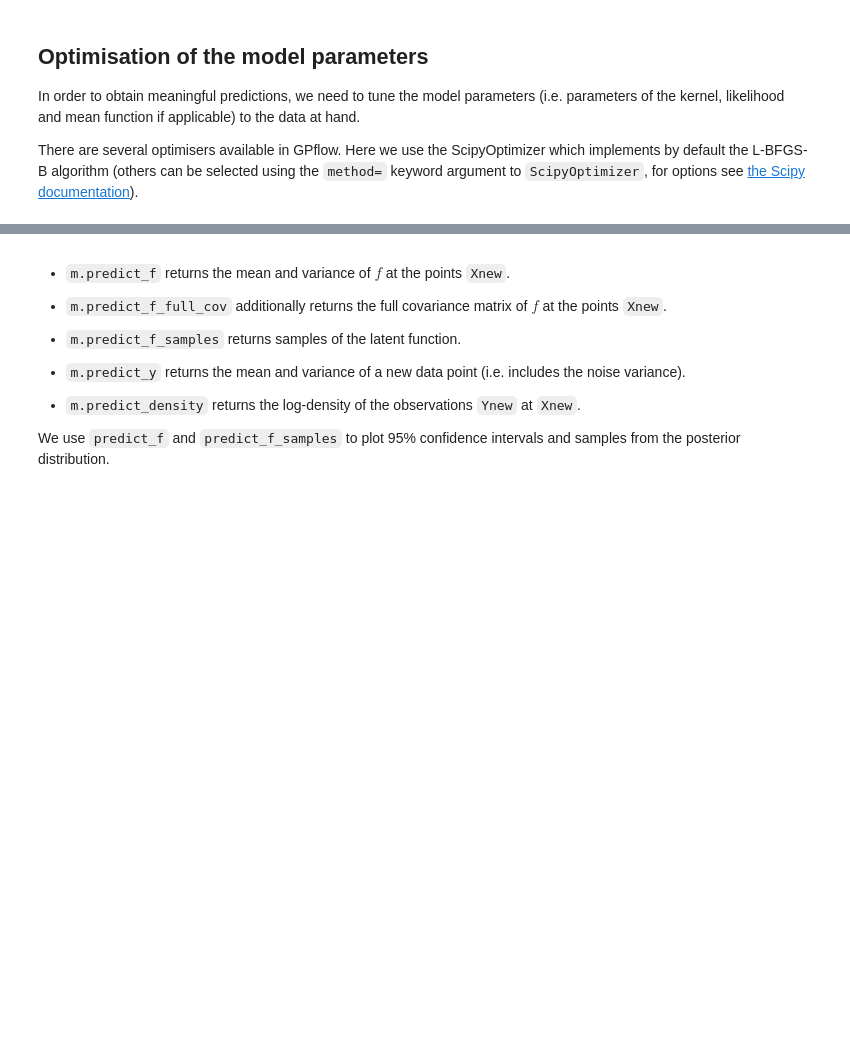
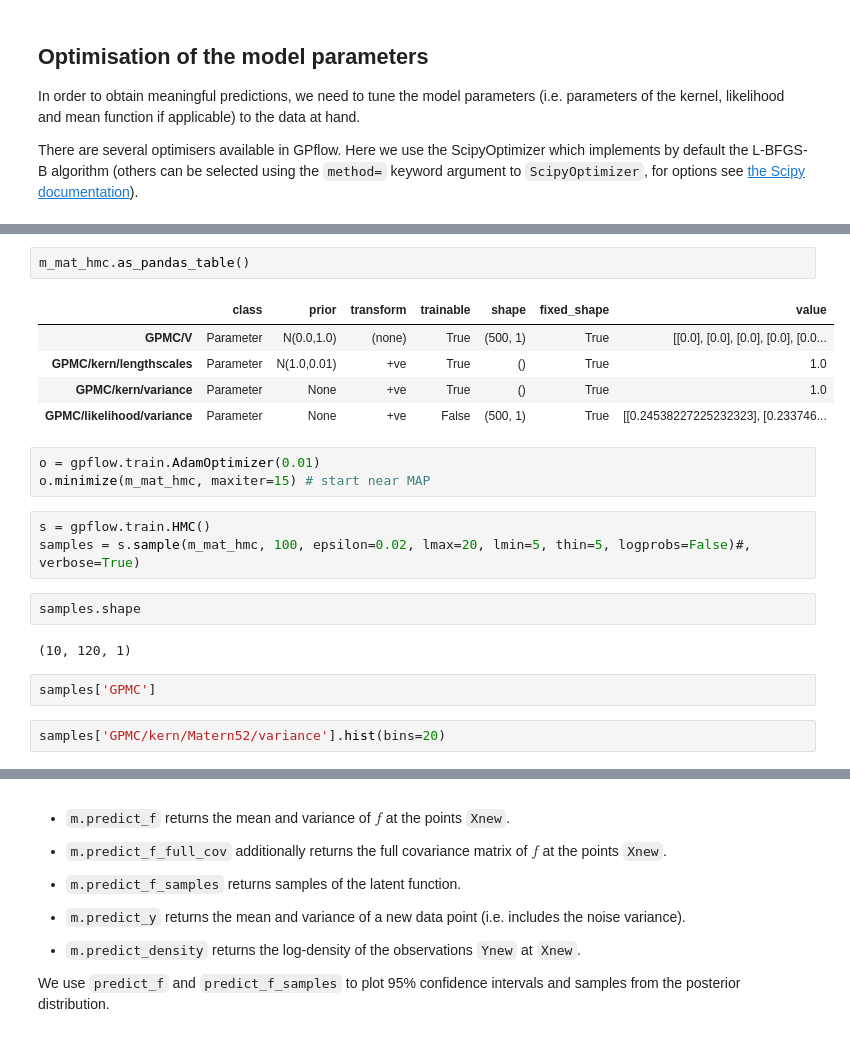
Before and after one commit to hsilver/gpr_examples, a Jupyter notebook: gpflow_regression_intro.ipynb, the cells around one changed output, grey strips where cells are left out. Cells and saved outputs as stored; diff of their text form; blank space fills up the shorter version.

```diff
--- a/gpflow_regression_intro.ipynb
+++ b/gpflow_regression_intro.ipynb
@@ -216,0 +244,22 @@ INFO:tensorflow:Optimization terminated with:
+# %%
+m_mat_hmc.as_pandas_table()
+# %% [output]
+|  | class | prior | transform | trainable | shape | fixed_shape | value |
+| GPMC/V | Parameter | N(0.0,1.0) | (none) | True | (500, 1) | True | [[0.0], [0.0], [0.0], [0.0], [0.0... |
+| GPMC/kern/lengthscales | Parameter | N(1.0,0.01) | +ve | True | () | True | 1.0 |
+| GPMC/kern/variance | Parameter | None | +ve | True | () | True | 1.0 |
+| GPMC/likelihood/variance | Parameter | None | +ve | False | (500, 1) | True | [[0.24538227225232323], [0.233746... |
+# %%
+o = gpflow.train.AdamOptimizer(0.01)
+o.minimize(m_mat_hmc, maxiter=15) # start near MAP
+# %%
+s = gpflow.train.HMC()
+samples = s.sample(m_mat_hmc, 100, epsilon=0.02, lmax=20, lmin=5, thin=5, logprobs=False)#, verbose=True)
+# %%
+samples.shape
+# %% [output]
+(10, 120, 1)
+# %%
+samples['GPMC']
+# %%
+samples['GPMC/kern/Matern52/variance'].hist(bins=20)
```
Also changed, not shown: parts of 24 cells of this notebook, 2 other files.
